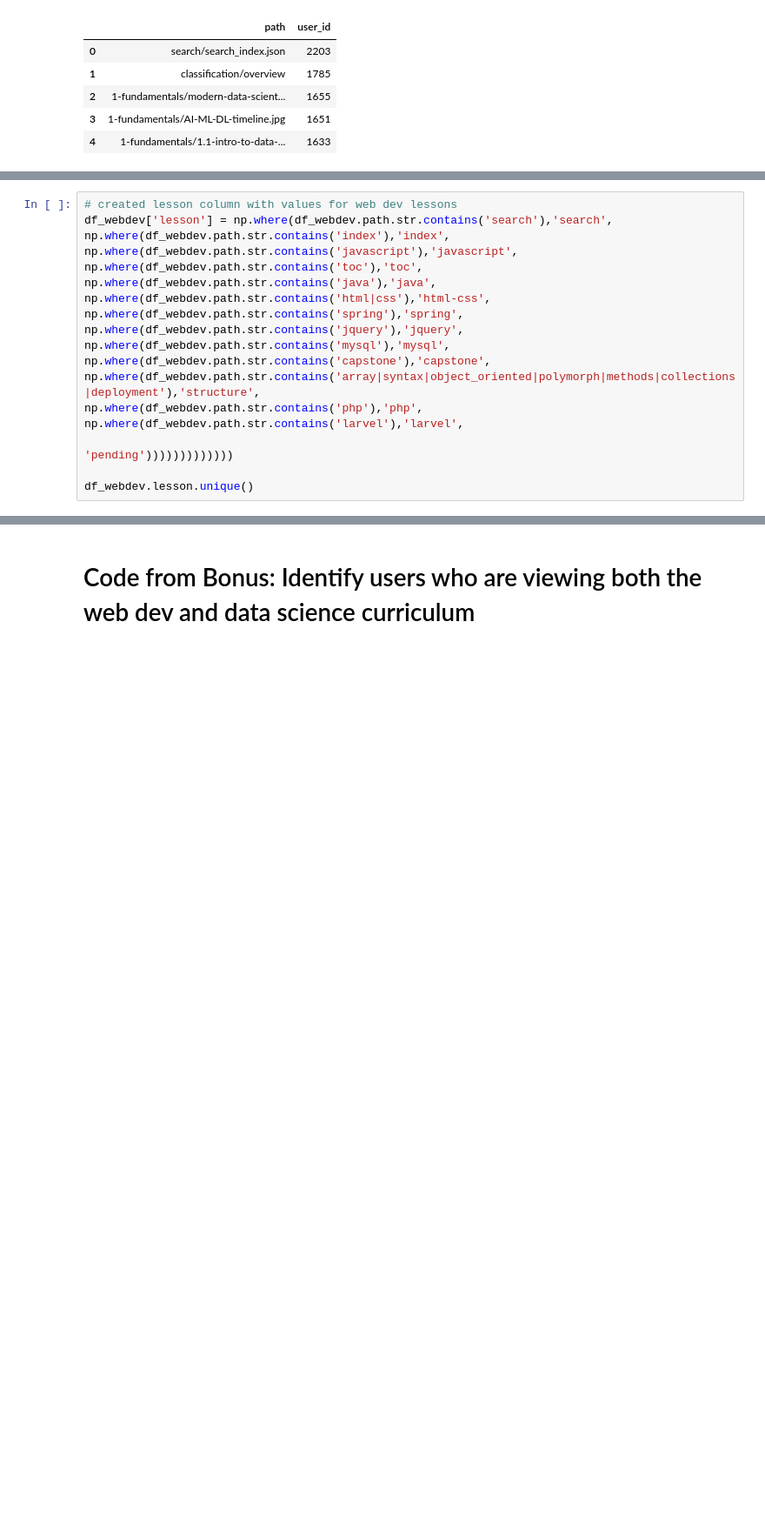
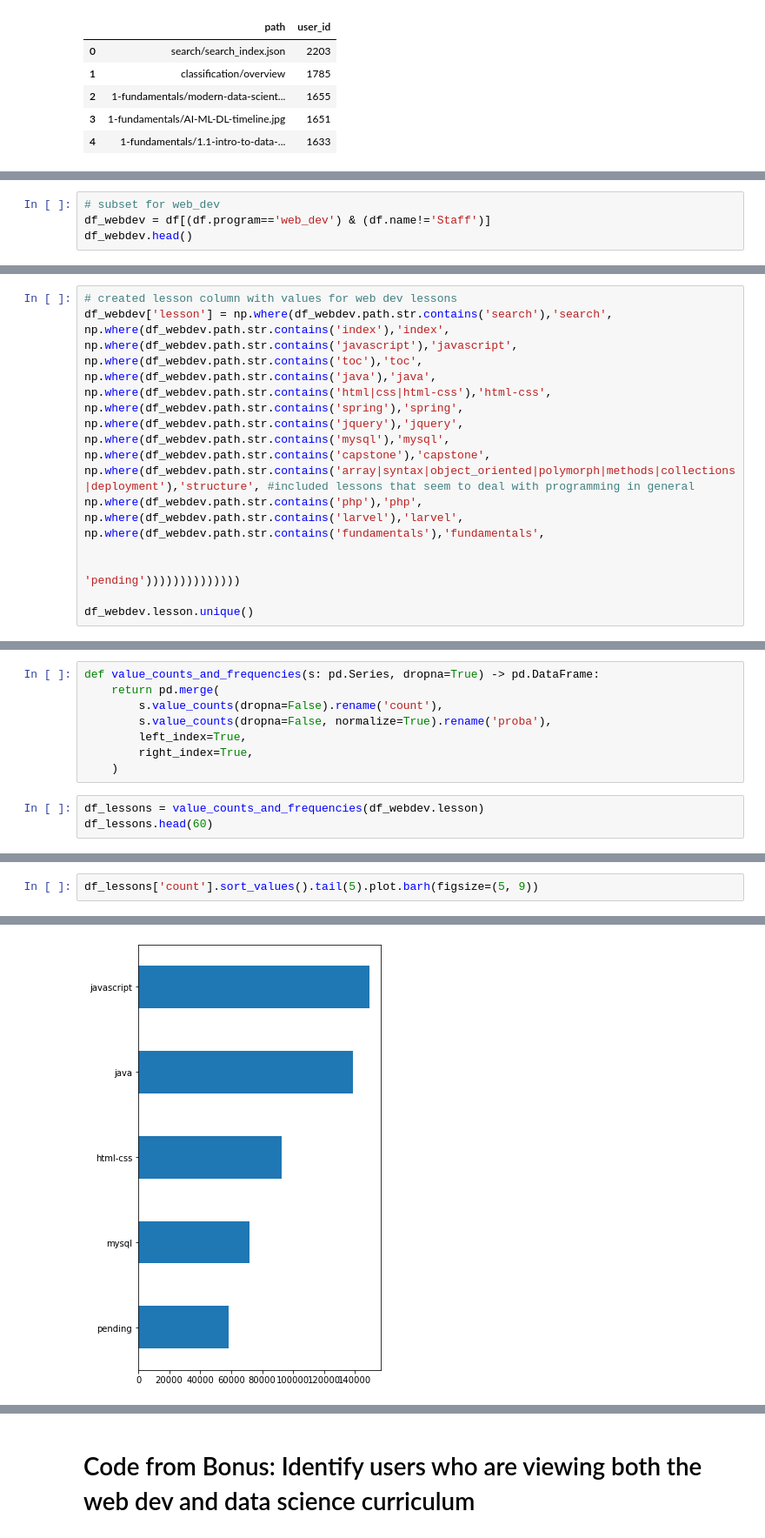
Before and after one commit to daniel-kaniela/anomoly_detection_project, a Jupyter notebook: kan_anomaly_detection_working_copy.ipynb, the cells around one changed output, grey strips where cells are left out. Shown at 87% size. Saved outputs shown, nothing was run; the diff lists cells and outputs as text; blank space fills up the shorter version.

```diff
--- a/kan_anomaly_detection_working_copy.ipynb
+++ b/kan_anomaly_detection_working_copy.ipynb
@@ -236,0 +214,4 @@ df_webdev_lesson_count.head(60)
+# %%
+# subset for web_dev
+df_webdev = df[(df.program=='web_dev') & (df.name!='Staff')]
+df_webdev.head()
@@ -241,16 +250,18 @@ np.where(df_webdev.path.str.contains('index'),'index',
 np.where(df_webdev.path.str.contains('javascript'),'javascript',
 np.where(df_webdev.path.str.contains('toc'),'toc',
 np.where(df_webdev.path.str.contains('java'),'java',
-np.where(df_webdev.path.str.contains('html|css'),'html-css',
+np.where(df_webdev.path.str.contains('html|css|html-css'),'html-css',
 np.where(df_webdev.path.str.contains('spring'),'spring',
 np.where(df_webdev.path.str.contains('jquery'),'jquery',
 np.where(df_webdev.path.str.contains('mysql'),'mysql',
 np.where(df_webdev.path.str.contains('capstone'),'capstone',
-np.where(df_webdev.path.str.contains('array|syntax|object_oriented|polymorph|methods|collections|deployment'),'structure',
+np.where(df_webdev.path.str.contains('array|syntax|object_oriented|polymorph|methods|collections|deployment'),'structure', #included lessons that seem to deal with programming in general
 np.where(df_webdev.path.str.contains('php'),'php',
 np.where(df_webdev.path.str.contains('larvel'),'larvel',
+np.where(df_webdev.path.str.contains('fundamentals'),'fundamentals',
 
-'pending')))))))))))))
+
+'pending'))))))))))))))
 
 df_webdev.lesson.unique()
 # %% [output]
@@ -349,0 +451,11 @@ df_webdev.groupby('lesson')[['user_id']].agg('count').sort_values(by='user_id',
+# %%
+def value_counts_and_frequencies(s: pd.Series, dropna=True) -> pd.DataFrame:
+    return pd.merge(
+        s.value_counts(dropna=False).rename('count'),
+        s.value_counts(dropna=False, normalize=True).rename('proba'),
+        left_index=True,
+        right_index=True,
+    )
+# %%
+df_lessons = value_counts_and_frequencies(df_webdev.lesson)
+df_lessons.head(60)
@@ -349,0 +478,3 @@ df_webdev.groupby('lesson')[['user_id']].agg('count').sort_values(by='user_id',
+# %%
+df_lessons['count'].sort_values().tail(5).plot.barh(figsize=(5, 9))
+# %% [output]
@@ -349,0 +482 @@ df_webdev.groupby('lesson')[['user_id']].agg('count').sort_values(by='user_id',
+[figure, added]
```
Also changed, not shown: parts of 53 cells of this notebook.
